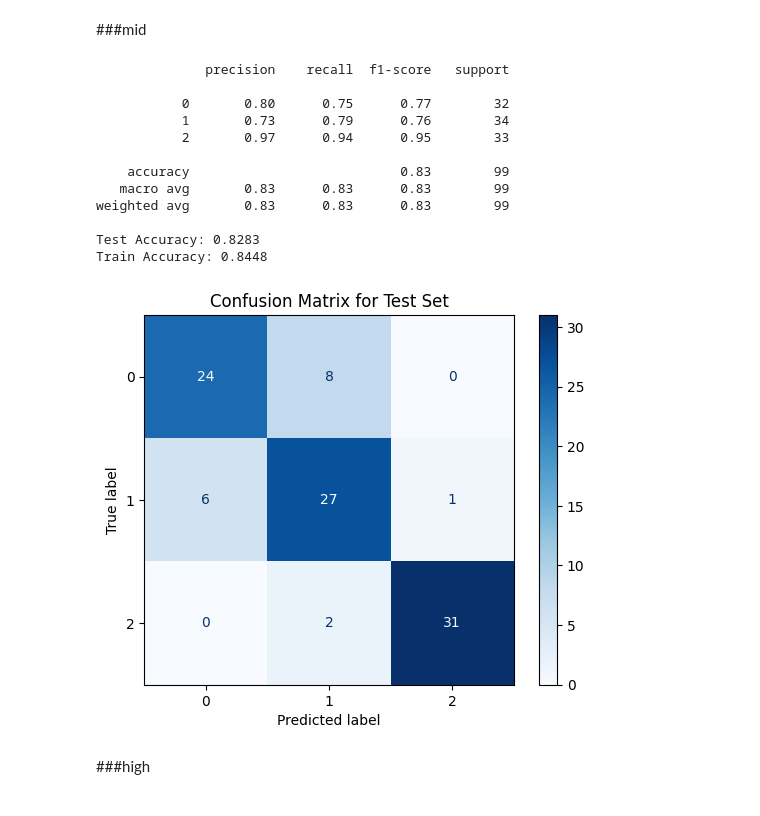
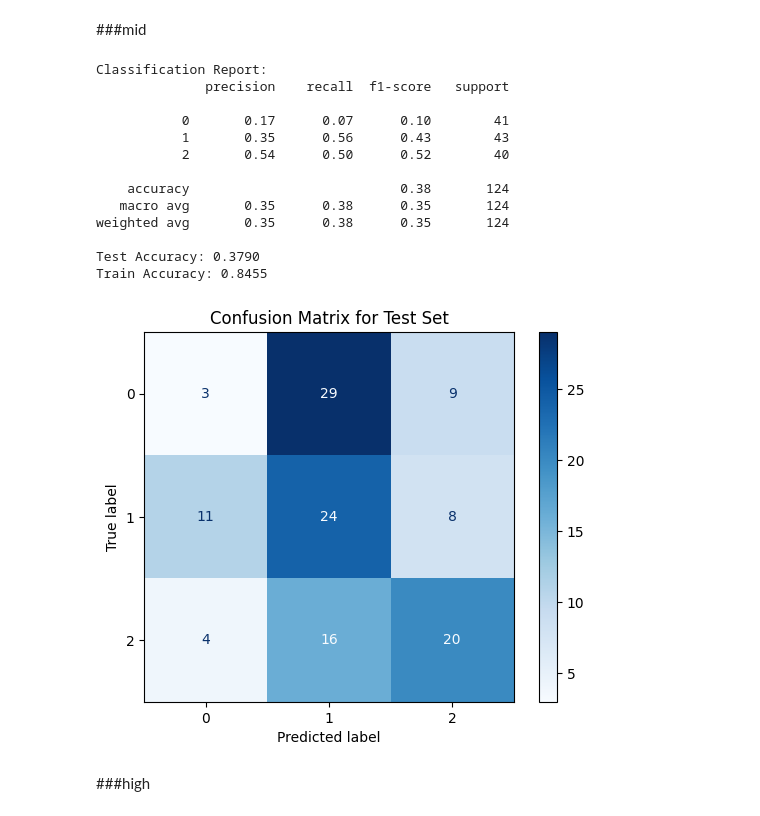
Before and after one commit to StuckInAnEndlessFebruary/stacked-learner, a Jupyter notebook: StackedLearner.ipynb, the cells around one changed output. Cells and saved outputs as stored; diff of their text form; code cells hidden in the pictures.

```diff
--- a/StackedLearner.ipynb
+++ b/StackedLearner.ipynb
@@ -1783,24 +1435,26 @@ Train Accuracy: 0.7125
 # %% [markdown]
 ###mid
-# %%
-
-X_mid, y_mid = extract_features(train_loader, features_mid)
-from sklearn.decomposition import PCA
-X_mid = PCA(n_components=40).fit_transform(X_mid)
-stack_handy(X_mid , y_mid)
-# %% [output]
-              precision    recall  f1-score   support
-
-           0       0.80      0.75      0.77        32
-           1       0.73      0.79      0.76        34
-           2       0.97      0.94      0.95        33
-
-    accuracy                           0.83        99
-   macro avg       0.83      0.83      0.83        99
-weighted avg       0.83      0.83      0.83        99
-
-Test Accuracy: 0.8283
-Train Accuracy: 0.8448
-[figure, removed]
+# %%
+from sklearn.decomposition import PCA
+X_train_mid = PCA(n_components=100).fit_transform(X_mid_tr)
+X_test_mid = PCA(n_components=100).fit_transform(X_mid_te)
+
+stack_handy(X_train_mid, y_mid_tr, X_test_mid, y_mid_te)
+# stack_handy(X_mid_tr, y_mid_tr, X_mid_te, y_mid_te)
+# %% [output]
+Classification Report:
+              precision    recall  f1-score   support
+
+           0       0.17      0.07      0.10        41
+           1       0.35      0.56      0.43        43
+           2       0.54      0.50      0.52        40
+
+    accuracy                           0.38       124
+   macro avg       0.35      0.38      0.35       124
+weighted avg       0.35      0.38      0.35       124
+
+Test Accuracy: 0.3790
+Train Accuracy: 0.8455
+[figure, added]
 # %% [markdown]
 ###high
```
Also changed, not shown: parts of 42 cells of this notebook.
